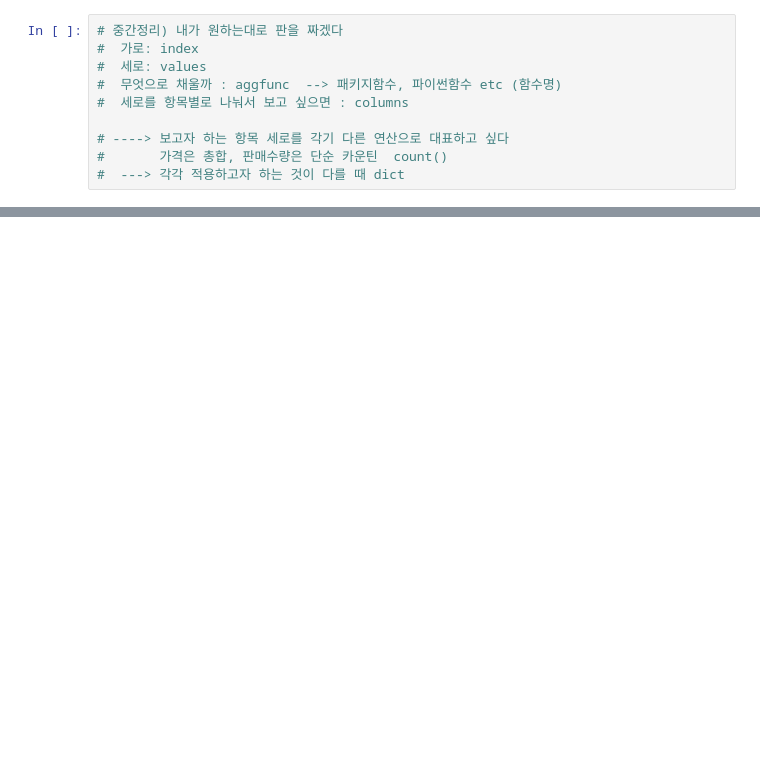
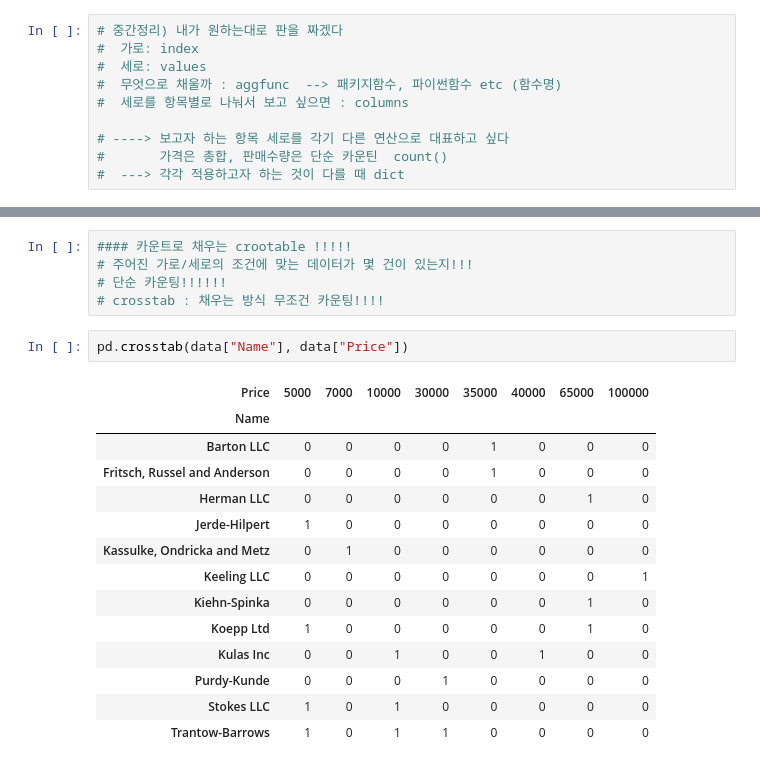
Before and after one commit to one-gidung/T_ACADEMY_ASAC, a Jupyter notebook: 6. EDA 및 전처리/pivot.ipynb, the cells around one changed output, grey strips where cells are left out. Saved outputs shown, nothing was run; the diff lists cells and outputs as text; blank space fills up the shorter version.

```diff
--- a/6. EDA 및 전처리/pivot.ipynb
+++ b/6. EDA 및 전처리/pivot.ipynb
@@ -204,0 +235,22 @@ pd.pivot_table(data, index=["Manager","Rep"],
+# %%
+#### 카운트로 채우는 crootable !!!!!
+# 주어진 가로/세로의 조건에 맞는 데이터가 몇 건이 있는지!!!
+# 단순 카운팅!!!!!!
+# crosstab : 채우는 방식 무조건 카운팅!!!!
+# %%
+pd.crosstab(data["Name"], data["Price"])
+# %% [output]
+| Price | 5000 | 7000 | 10000 | 30000 | 35000 | 40000 | 65000 | 100000 |
+| Name |  |  |  |  |  |  |  |  |
+| Barton LLC | 0 | 0 | 0 | 0 | 1 | 0 | 0 | 0 |
+| Fritsch, Russel and Anderson | 0 | 0 | 0 | 0 | 1 | 0 | 0 | 0 |
+| Herman LLC | 0 | 0 | 0 | 0 | 0 | 0 | 1 | 0 |
+| Jerde-Hilpert | 1 | 0 | 0 | 0 | 0 | 0 | 0 | 0 |
+| Kassulke, Ondricka and Metz | 0 | 1 | 0 | 0 | 0 | 0 | 0 | 0 |
+| Keeling LLC | 0 | 0 | 0 | 0 | 0 | 0 | 0 | 1 |
+| Kiehn-Spinka | 0 | 0 | 0 | 0 | 0 | 0 | 1 | 0 |
+| Koepp Ltd | 1 | 0 | 0 | 0 | 0 | 0 | 1 | 0 |
+| Kulas Inc | 0 | 0 | 1 | 0 | 0 | 1 | 0 | 0 |
+| Purdy-Kunde | 0 | 0 | 0 | 1 | 0 | 0 | 0 | 0 |
+| Stokes LLC | 1 | 0 | 1 | 0 | 0 | 0 | 0 | 0 |
+| Trantow-Barrows | 1 | 0 | 1 | 1 | 0 | 0 | 0 | 0 |
```
Also changed, not shown: parts of 7 cells of this notebook, 2 other files.
